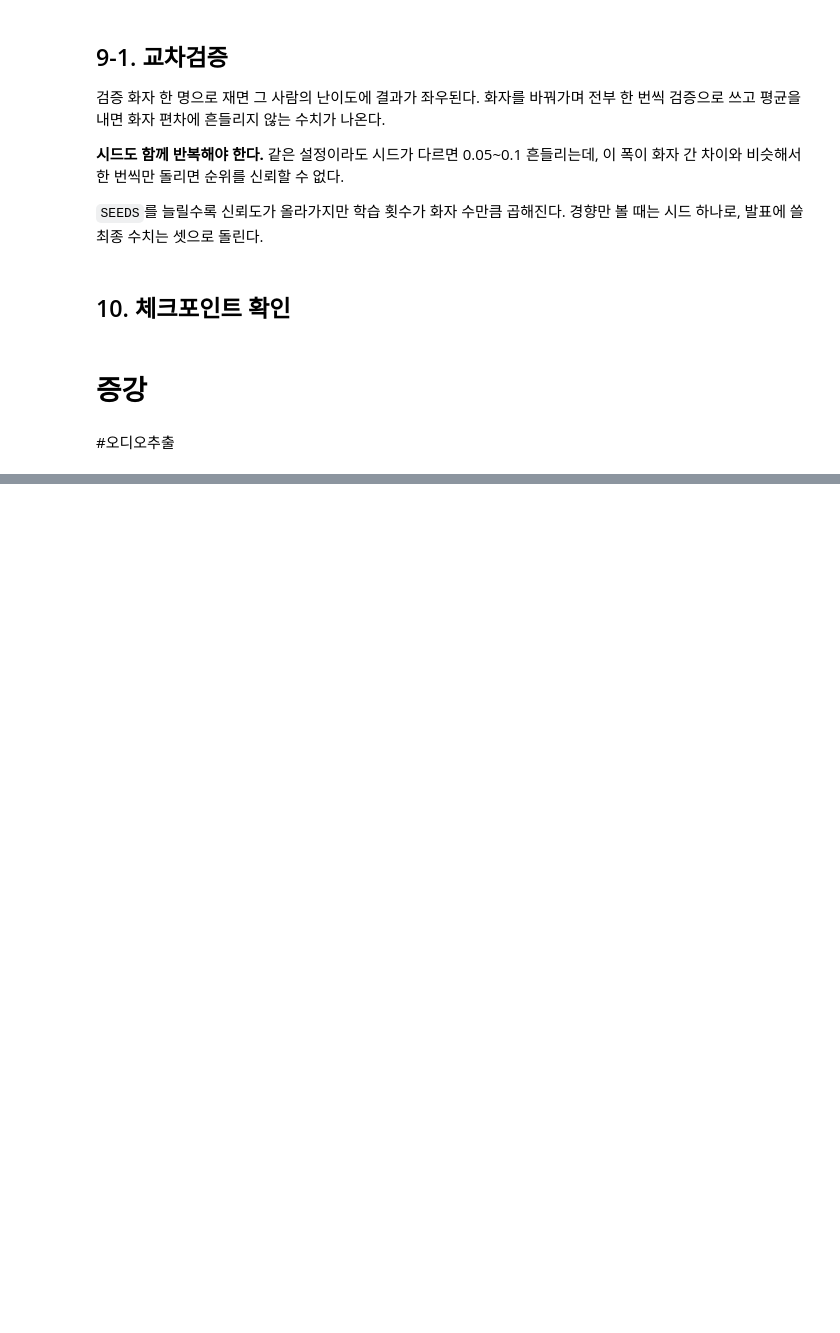
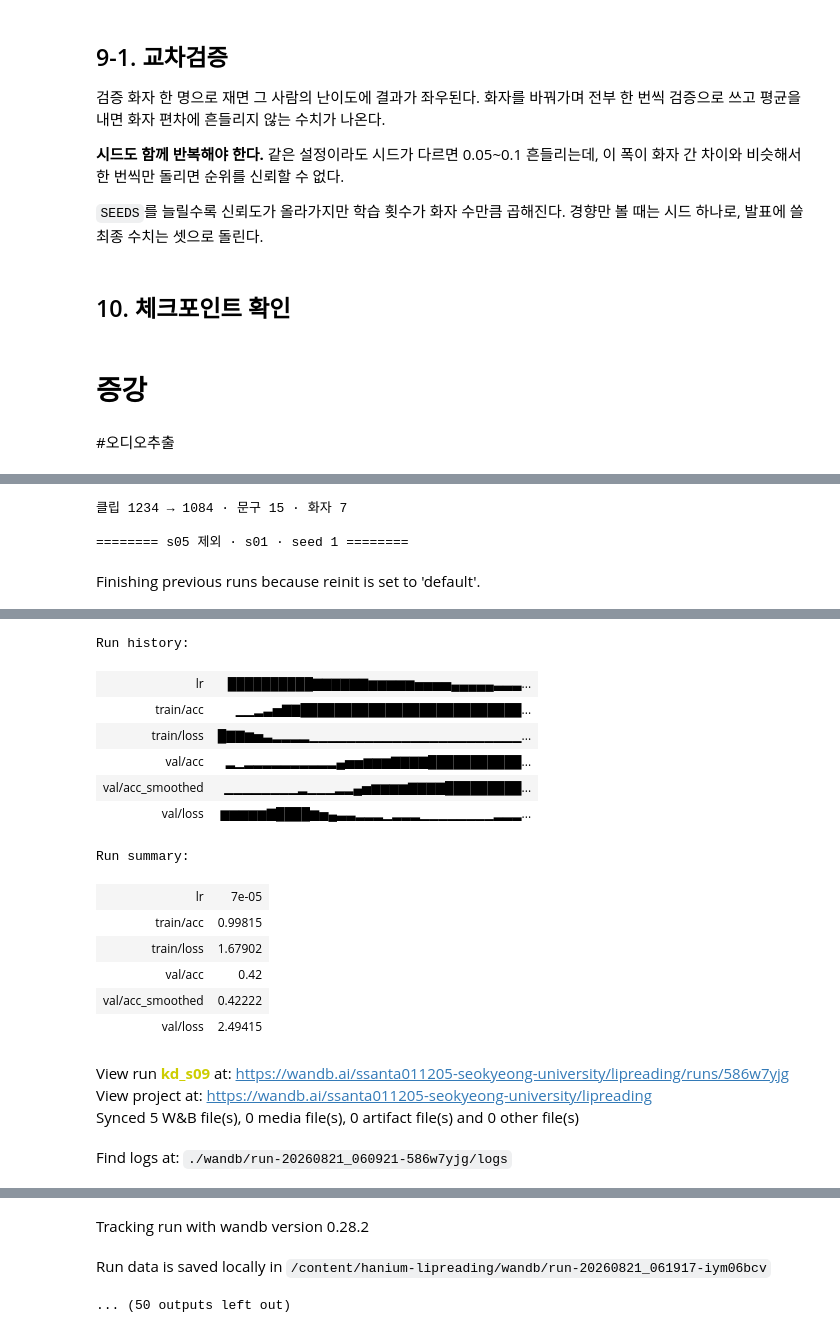
Before and after one commit to HumanRhoid/hanium-lipreading, a Jupyter notebook: notebooks/colab_pipeline.ipynb, the cells around one changed output, grey strips where cells are left out. Cells and saved outputs as stored; diff of their text form; code cells hidden in the pictures; blank space fills up the shorter version.

```diff
--- a/notebooks/colab_pipeline.ipynb
+++ b/notebooks/colab_pipeline.ipynb
@@ -1284,18 +1314,41 @@ print("패치 적용 완료")
-# %%
-res = []
-for sp in ["s05", "s06"]:
-    print("")
-    print("======== 랜드마크 추가 ·", sp, "· seed 42 ========")
-    acc = T.train(
-        manifest_path=manifest_f60, data_root=TRAIN_ROOT_F60,
-        epochs=80, batch_size=16, learning_rate=2e-4, seed=42,
-        val_speakers=[sp],
-        checkpoint_path=DRIVE_CHECKPOINTS / ("aux_" + sp + ".pt"),
-        num_workers=8, amp=True, ema_decay=0.998,
-        hidden_dim=300, num_layer=2, dropout=0.3, smoothing=3,
-        wandb_project="lipreading", run_name="aux_" + sp)
-    res.append([sp, round(acc, 4)])
-    print("누적:", res)
-print("")
-print("좌표 못 찾은 클립:", len(set(MISS)))
-# end
+# %%
+from src.ml.training import train as T
+# end
+import csv
+(DRIVE_ROOT / "no_s05_results.json").unlink(missing_ok=True)
+# end
+rows = list(csv.DictReader(open(manifest_f60, encoding="utf-8")))
+keep = [r for r in rows if r["speaker_id"] != "s05"]
+manifest_no5 = DRIVE_ROOT / "manifest_f60_no_s05_3.csv"
+with open(manifest_no5, "w", newline="", encoding="utf-8") as f:
+    w = csv.DictWriter(f, fieldnames=["clip_path", "label_id", "label_text", "speaker_id", "take"])
+    w.writeheader()
+    for r in keep: w.writerow(r)
+print("클립", len(rows), "→", len(keep), "· 문구", len(set(r["label_text"] for r in keep)), "· 화자", len(set(r["speaker_id"] for r in keep)))
+
+LOG5 = DRIVE_ROOT / "no_s05_results.json"
+import json
+done = json.loads(LOG5.read_text()) if LOG5.exists() else []
+seen = [tuple(x[:2]) for x in done]
+for sp in ["s01", "s03", "s04", "s06", "s07", "s08", "s09"]:
+    for sd in [1, 7]:
+        if (sp, sd) in seen: continue
+        print("")
+        print("======== s05 제외 ·", sp, "· seed", sd, "========")
+        acc = T.train(
+            manifest_path=manifest_no5, data_root=TRAIN_ROOT_F60,
+            epochs=80, batch_size=16, learning_rate=2e-4, seed=sd,
+            val_speakers=[sp],
+            checkpoint_path=DRIVE_CHECKPOINTS / ("no5_" + sp + "_seed" + str(sd) + ".pt"),
+            num_workers=8, amp=True, ema_decay=0.998,
+            hidden_dim=300, num_layer=2, dropout=0.3, smoothing=3,
+            wandb_project="lipreading", run_name="no5_" + sp + "_seed" + str(sd))
+        done.append([sp, sd, round(acc, 4)])
+        LOG5.write_text(json.dumps(done))
+        print("누적:", done)
+# end
+# %% [output]
+클립 1234 → 1084 · 문구 15 · 화자 7
+
+======== s05 제외 · s01 · seed 1 ========
+Finishing previous runs because reinit is set to 'default'.
@@ -1301,0 +1356,18 @@ print("좌표 못 찾은 클립:", len(set(MISS)))
+Run history:
+| lr | ██████████▇▇▇▇▇▇▆▆▆▆▆▅▅▅▅▄▄▄▄▄▃▃▃... |
+| train/acc | ▁▁▂▃▅▇▇██████████████████████████... |
+| train/loss | █▇▇▆▅▃▂▂▂▂▁▁▁▁▁▁▁▁▁▁▁▁▁▁▁▁▁▁▁▁▁▁▁... |
+| val/acc | ▂▁▂▂▂▂▂▂▂▂▂▂▄▅▅▆▆▆▇▇▇▇███████████... |
+| val/acc_smoothed | ▁▁▁▁▁▁▁▁▂▁▁▁▂▂▄▅▆▆▆▆▇▇▇▇█████████... |
+| val/loss | ▆▆▆▆▆▇████▆▅▄▃▃▂▂▂▁▂▂▂▁▁▁▁▁▁▁▁▂▂▂... |
+Run summary:
+| lr | 7e-05 |
+| train/acc | 0.99815 |
+| train/loss | 1.67902 |
+| val/acc | 0.42 |
+| val/acc_smoothed | 0.42222 |
+| val/loss | 2.49415 |
+View run kd_s09 at: https://wandb.ai/ssanta011205-seokyeong-university/lipreading/runs/586w7yjg
+View project at: https://wandb.ai/ssanta011205-seokyeong-university/lipreading
+Synced 5 W&B file(s), 0 media file(s), 0 artifact file(s) and 0 other file(s)
+Find logs at: ./wandb/run-20260821_060921-586w7yjg/logs
@@ -1301,0 +1375,3 @@ print("좌표 못 찾은 클립:", len(set(MISS)))
+Tracking run with wandb version 0.28.2
+Run data is saved locally in /content/hanium-lipreading/wandb/run-20260821_061917-iym06bcv
+... (50 outputs left out)
```
Also changed, not shown: parts of 19 cells of this notebook.
